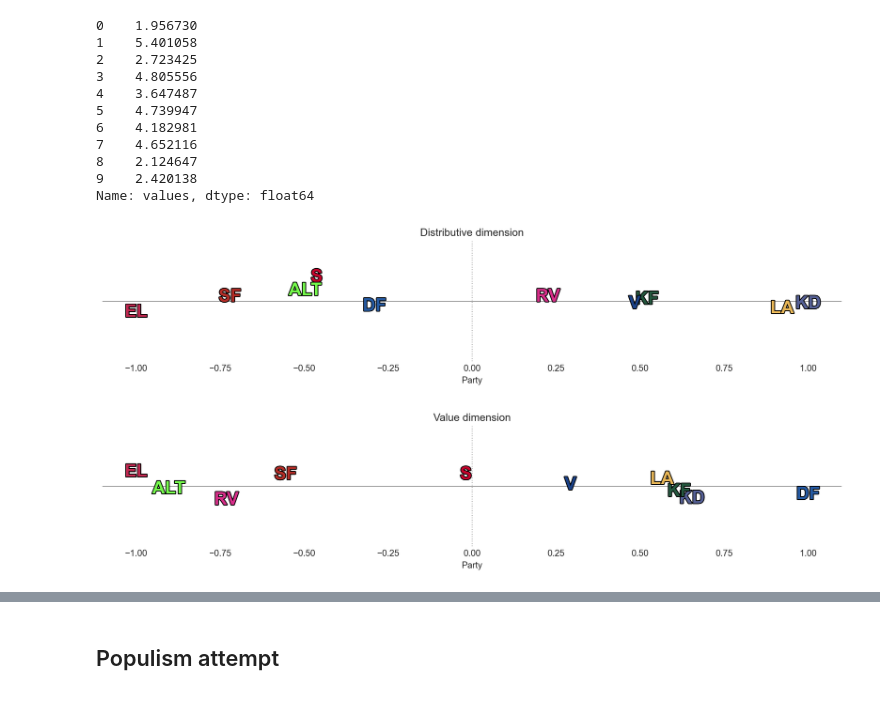
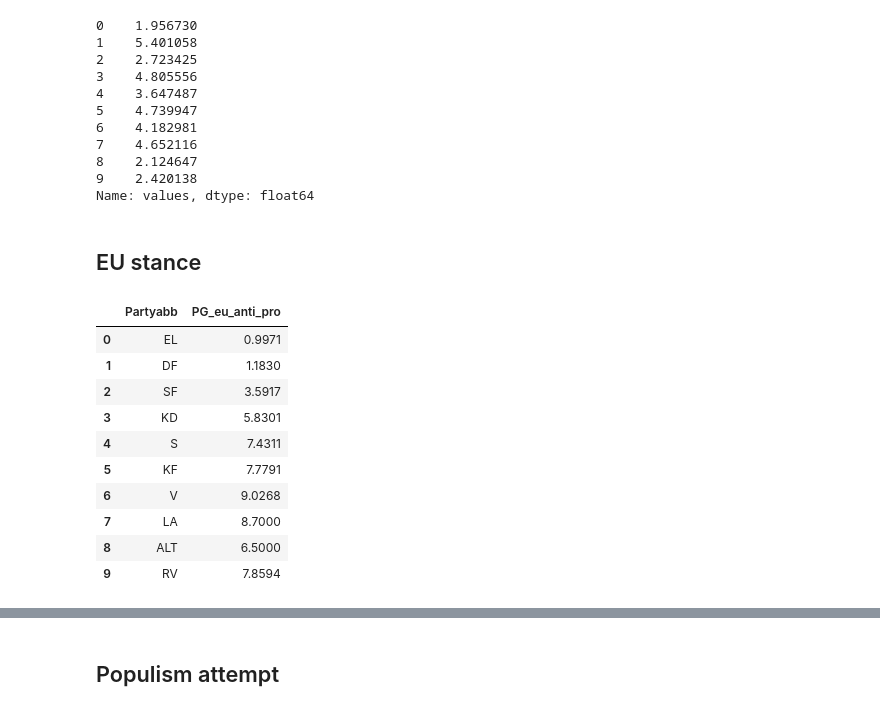
Before and after one commit to paride92/GeneralisedPoliticalScaling, a Jupyter notebook: expert_validation.ipynb, the cells around one changed output, grey strips where cells are left out. Drawn from its saved outputs; the diff is of its cells as text; code cells hidden in the pictures.

```diff
--- a/expert_validation.ipynb
+++ b/expert_validation.ipynb
@@ -138,9 +138,19 @@ def rescale(var):
     var = (var - var.min()) / (var.max() - var.min())
     var = 2 * var - 1
     return var
-
-plot_dot(df_val, col = 'V4_Scale', title = 'Distributive dimension', xlabel = 'Party', color = 'color', jitter=True)
-plot_dot(df_val, col = 'values', title = 'Value dimension', xlabel = 'Party', color = 'color', jitter=True)
-# %% [output]
-[figure, removed]
-[figure, removed]
+# %% [markdown]
+## EU stance
+# %%
+df_val[['Partyabb', 'PG_eu_anti_pro']]
+# %% [output]
+|  | Partyabb | PG_eu_anti_pro |
+| 0 | EL | 0.9971 |
+| 1 | DF | 1.1830 |
+| 2 | SF | 3.5917 |
+| 3 | KD | 5.8301 |
+| 4 | S | 7.4311 |
+| 5 | KF | 7.7791 |
+| 6 | V | 9.0268 |
+| 7 | LA | 8.7000 |
+| 8 | ALT | 6.5000 |
+| 9 | RV | 7.8594 |
```
Also changed, not shown: parts of 9 cells of this notebook, 14 other files.
